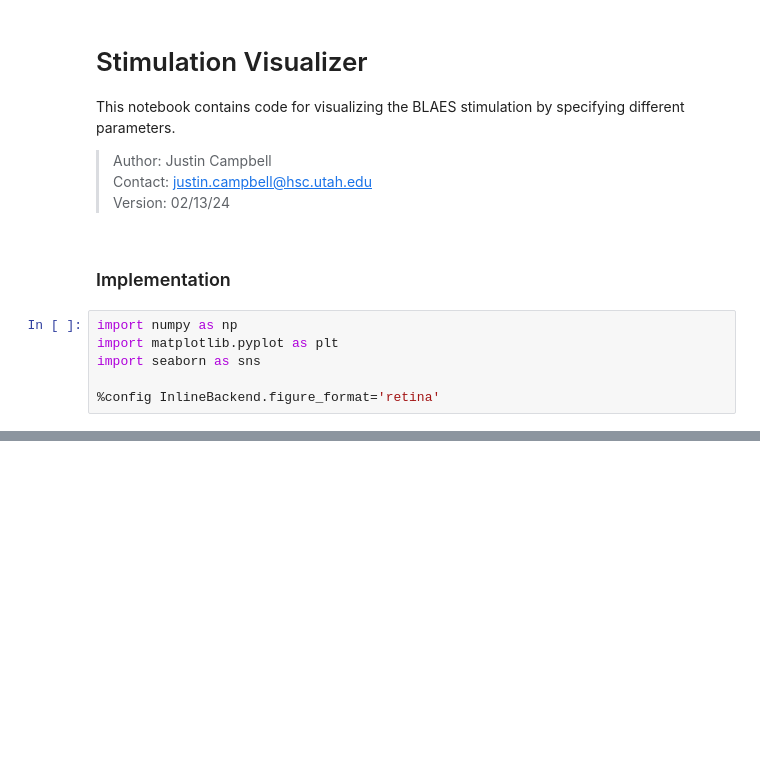
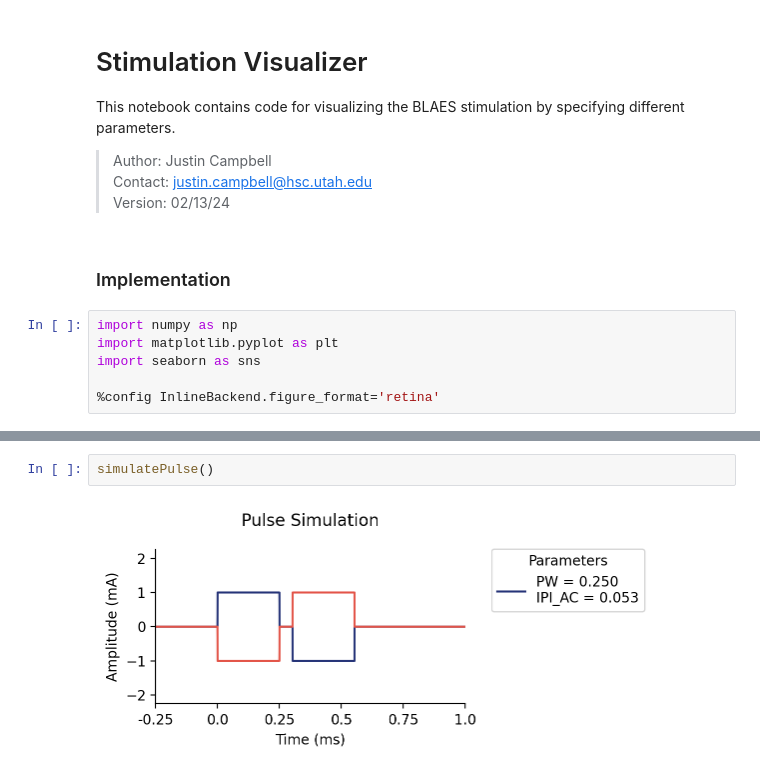
Before and after one commit to INMANLab/General, a Jupyter notebook: StimVisualizer.ipynb, the cells around one changed output, grey strips where cells are left out. Drawn from its saved outputs; the diff is of its cells as text; blank space fills up the shorter version.

```diff
--- a/StimVisualizer.ipynb
+++ b/StimVisualizer.ipynb
@@ -75,3 +121,7 @@ def simulateStim(gamma, A = 1, n_bursts = 8, PW = 250, AC_IPI = 100, DC = 0.5, s
+# %%
+simulatePulse()
+# %% [output]
+[figure, added]
 # %%
 # Run for candidate gamma frequencies
 for gamma in [33, 50, 80]:
```
Also changed, not shown: parts of 3 cells of this notebook.
